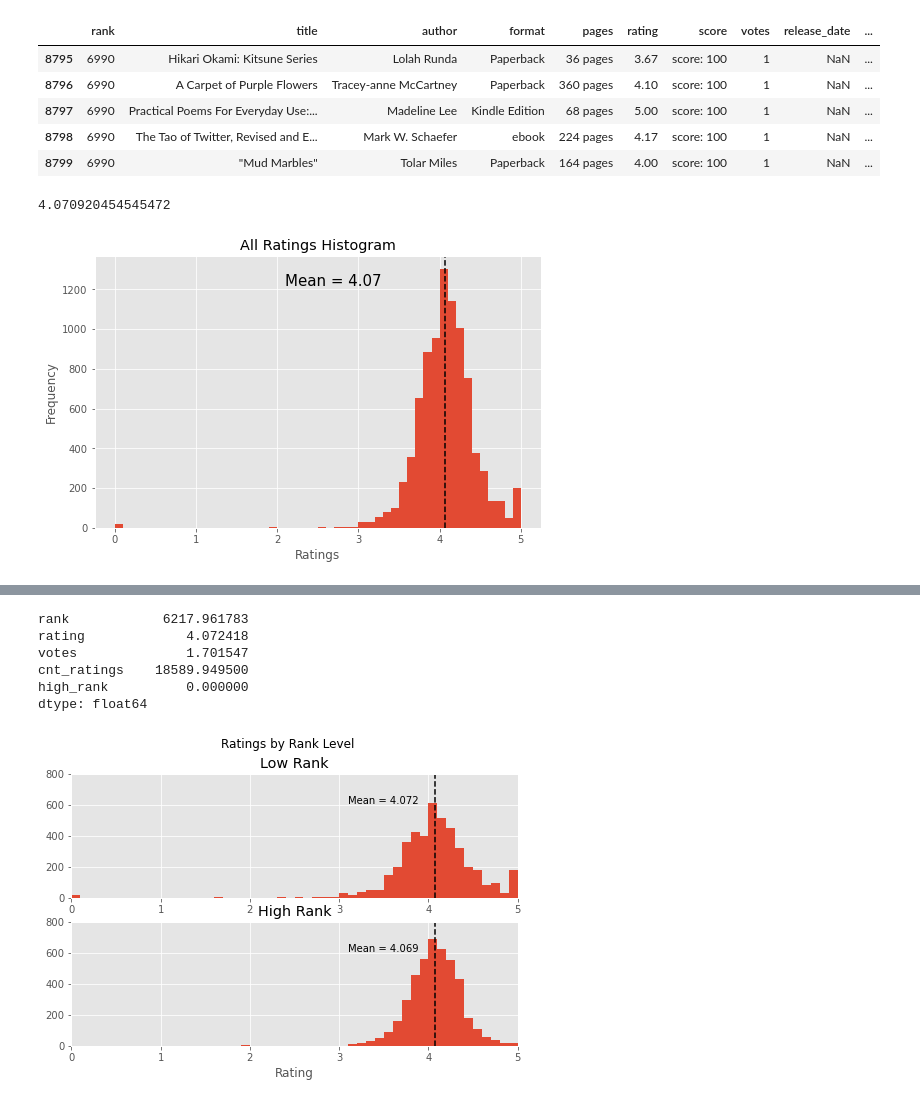
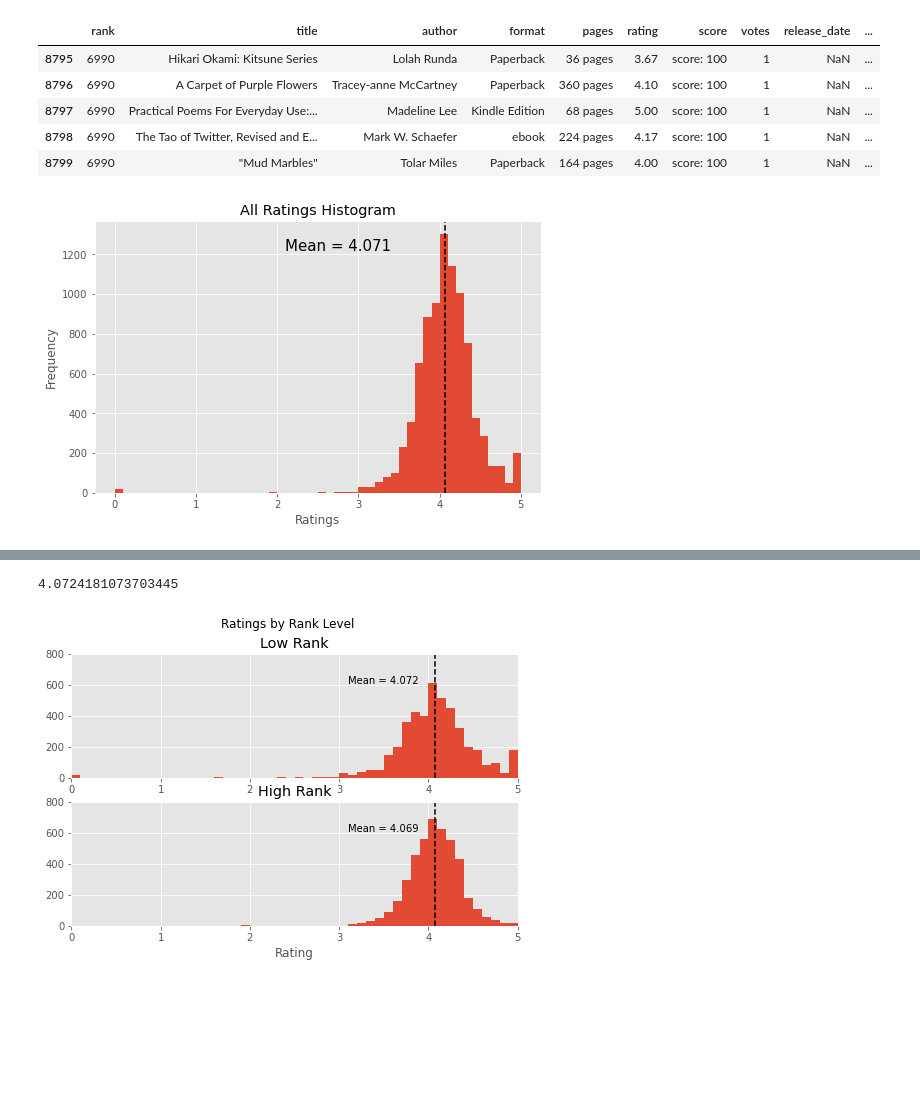
Before and after one commit to Shredder42/must_read_books, a Jupyter notebook: eda.ipynb, the cells around one changed output, grey strips where cells are left out. Saved outputs shown, nothing was run; the diff lists cells and outputs as text; code cells hidden in the pictures; blank space fills up the shorter version.

```diff
--- a/eda.ipynb
+++ b/eda.ipynb
@@ -60,21 +60,17 @@ data.tail()
 | 8797 | 6990 | Practical Poems For Everyday Use:... | Madeline Lee | Kindle Edition | 68 pages | 5.00 | score: 100 | 1 | NaN | ... |
 | 8798 | 6990 | The Tao of Twitter, Revised and E... | Mark W. Schaefer | ebook | 224 pages | 4.17 | score: 100 | 1 | NaN | ... |
 | 8799 | 6990 | "Mud Marbles" | Tolar Miles | Paperback | 164 pages | 4.00 | score: 100 | 1 | NaN | ... |
-# %%
-data['rating'].mean()
-# %% [output]
-4.070920454545472
 # %%
 fig, ax = plt.subplots(figsize=(8,5))
 ax.hist(data['rating'], bins=50)
 ax.axvline(data['rating'].mean(), color='black', linestyle='--')
 plt.title('All Ratings Histogram')
 plt.xlabel('Ratings')
 plt.ylabel('Frequency')
-ax.text(2.1, 1220, 'Mean = 4.07', fontsize = 15)
+ax.text(2.1, 1220, 'Mean = 4.071', fontsize = 15)
 plt.savefig('img/all_ratings_histogram')
 # %% [output]
-[figure, old version]
+[figure, new version]
 # %%
 data[data['rating'] < 3]
 # %% [output]
@@ -97,19 +93,12 @@ data[data['rating'] < 3]
 | 8664 | 6990 | Catharsis | Noorilhuda | Kindle Edition | 270 pages | 2.84 | score: 100 | 1 | (first published July 1st 2015) | ... |
 # %%
 # split by high and low rank for plotting
-high = data[data['high_rank'] == 1]
-# high
-high.mean()
-low = data[data['high_rank'] == 0]
-# low
-low.mean()
+high_rating = data[data['high_rank'] == 1]['rating']
+high_rating.mean()
+low_rating = data[data['high_rank'] == 0]['rating']
+low_rating.mean()
 # %% [output]
-rank            6217.961783
-rating             4.072418
-votes              1.701547
-cnt_ratings    18589.949500
-high_rank          0.000000
-dtype: float64
+4.0724181073703445
 # %%
 fig, axs = plt.subplots(2, figsize=(8,5))
 fig.suptitle('Ratings by Rank Level')
```
Also changed, not shown: parts of 57 cells of this notebook, 2 other files.
